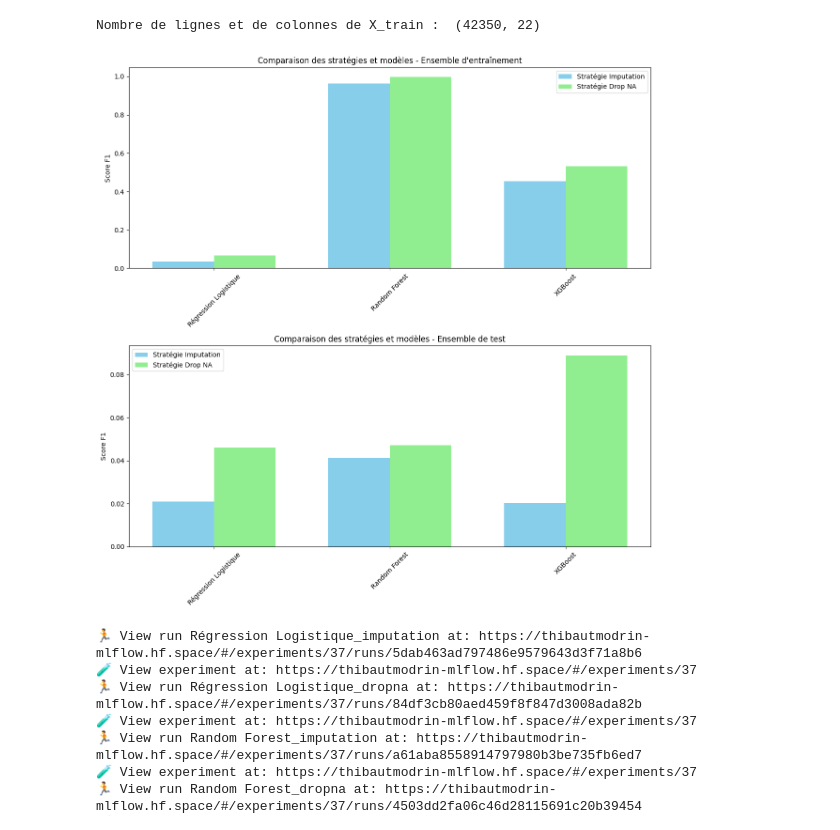
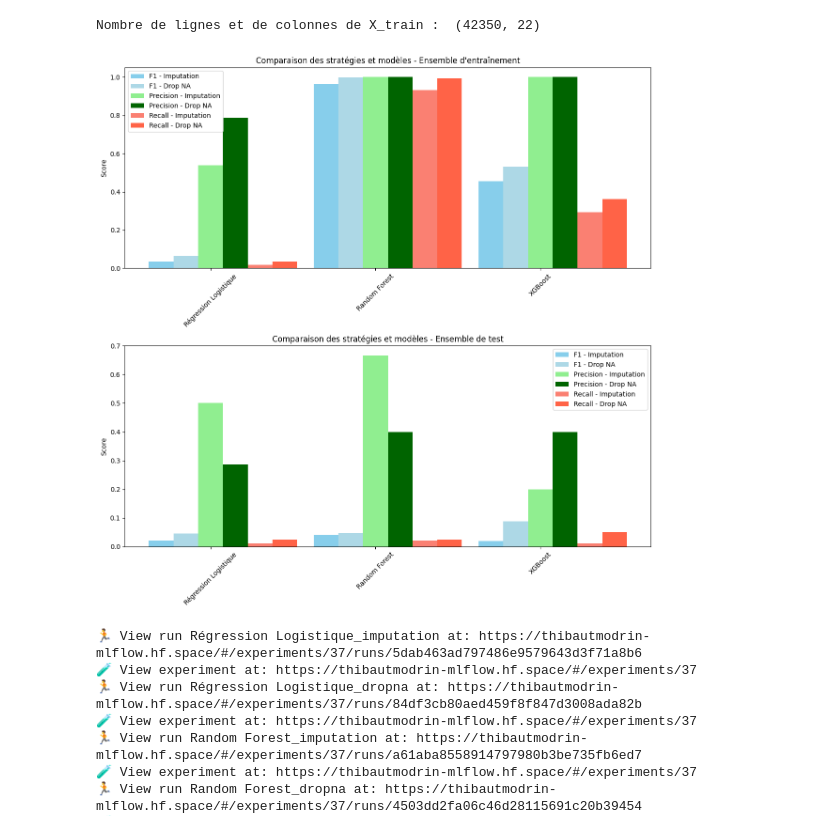
Before and after one commit to thibautmodrin/Jedha_Full_Stack_HPP_Prediction, a Jupyter notebook: 01_Notebooks/02_Modelisation_imputation.ipynb, the cells around one changed output. Drawn from its saved outputs; the diff is of its cells as text; code cells hidden in the pictures.

Commit message:
modification notebook imputation

```diff
--- a/01_Notebooks/02_Modelisation_imputation.ipynb
+++ b/01_Notebooks/02_Modelisation_imputation.ipynb
@@ -221,10 +221,18 @@ models = {
 
 # Dictionnaire pour stocker les scores
 scores = {
-    'Train_Imputation': [],
-    'Train_Drop_NA': [],
-    'Test_Imputation': [],
-    'Test_Drop_NA': []
+    'Train_Imputation_F1': [],
+    'Train_Drop_NA_F1': [],
+    'Test_Imputation_F1': [],
+    'Test_Drop_NA_F1': [],
+    'Train_Imputation_Precision': [],
+    'Train_Drop_NA_Precision': [],
+    'Test_Imputation_Precision': [],
+    'Test_Drop_NA_Precision': [],
+    'Train_Imputation_Recall': [],
+    'Train_Drop_NA_Recall': [],
+    'Test_Imputation_Recall': [],
+    'Test_Drop_NA_Recall': []
 }
 
 model_names = []
@@ -235,48 +243,76 @@ for name, model in models.items():
     pipeline_imp = train_evaluate_model_imputation(model)
     y_pred_train_imp = pipeline_imp.predict(X_train)
     y_pred_test_imp = pipeline_imp.predict(X_test)
-    scores['Train_Imputation'].append(f1_score(y_train, y_pred_train_imp))
-    scores['Test_Imputation'].append(f1_score(y_test, y_pred_test_imp))
+
+    # Calcul des métriques pour l'imputation
+    scores['Train_Imputation_F1'].append(f1_score(y_train, y_pred_train_imp))
+    scores['Test_Imputation_F1'].append(f1_score(y_test, y_pred_test_imp))
+    scores['Train_Imputation_Precision'].append(precision_score(y_train, y_pred_train_imp))
+    scores['Test_Imputation_Precision'].append(precision_score(y_test, y_pred_test_imp))
+    scores['Train_Imputation_Recall'].append(recall_score(y_train, y_pred_train_imp))
+    scores['Test_Imputation_Recall'].append(recall_score(y_test, y_pred_test_imp))
 
     # Pipeline avec drop NA
     pipeline_drop = train_evaluate_model_dropna(model)
     y_pred_train_drop = pipeline_drop.predict(X_train_dropna)
     y_pred_test_drop = pipeline_drop.predict(X_test_dropna)
-    scores['Train_Drop_NA'].append(f1_score(y_train_dropna, y_pred_train_drop))
-    scores['Test_Drop_NA'].append(f1_score(y_test_dropna, y_pred_test_drop))
+
+    # Calcul des métriques pour drop NA
+    scores['Train_Drop_NA_F1'].append(f1_score(y_train_dropna, y_pred_train_drop))
+    scores['Test_Drop_NA_F1'].append(f1_score(y_test_dropna, y_pred_test_drop))
+    scores['Train_Drop_NA_Precision'].append(precision_score(y_train_dropna, y_pred_train_drop))
+    scores['Test_Drop_NA_Precision'].append(precision_score(y_test_dropna, y_pred_test_drop))
+    scores['Train_Drop_NA_Recall'].append(recall_score(y_train_dropna, y_pred_train_drop))
+    scores['Test_Drop_NA_Recall'].append(recall_score(y_test_dropna, y_pred_test_drop))
 
     model_names.append(name)
 
 # Création des graphiques de comparaison
 fig, (ax1, ax2) = plt.subplots(2, 1, figsize=(12, 12))
 
 x = np.arange(len(model_names))
-width = 0.35
+width = 0.15  # Réduit la largeur des barres pour en afficher plus
 
 # Graphique pour les scores d'entraînement
-ax1.bar(x - width/2, scores['Train_Imputation'], width, label='Stratégie Imputation', color='skyblue')
-ax1.bar(x + width/2, scores['Train_Drop_NA'], width, label='Stratégie Drop NA', color='lightgreen')
-ax1.set_ylabel('Score F1')
+# F1 Score
+ax1.bar(x - width*2, scores['Train_Imputation_F1'], width, label='F1 - Imputation', color='skyblue')
+ax1.bar(x - width, scores['Train_Drop_NA_F1'], width, label='F1 - Drop NA', color='lightblue')
+# Precision
+ax1.bar(x, scores['Train_Imputation_Precision'], width, label='Precision - Imputation', color='lightgreen')
+ax1.bar(x + width, scores['Train_Drop_NA_Precision'], width, label='Precision - Drop NA', color='darkgreen')
+# Recall
+ax1.bar(x + width*2, scores['Train_Imputation_Recall'], width, label='Recall - Imputation', color='salmon')
+ax1.bar(x + width*3, scores['Train_Drop_NA_Recall'], width, label='Recall - Drop NA', color='tomato')
+
+ax1.set_ylabel('Score')
 ax1.set_title('Comparaison des stratégies et modèles - Ensemble d\'entraînement')
 ax1.set_xticks(x)
 ax1.set_xticklabels(model_names)
 ax1.legend()
 ax1.tick_params(axis='x', rotation=45)
 
 # Graphique pour les scores de test
-ax2.bar(x - width/2, scores['Test_Imputation'], width, label='Stratégie Imputation', color='skyblue')
-ax2.bar(x + width/2, scores['Test_Drop_NA'], width, label='Stratégie Drop NA', color='lightgreen')
-ax2.set_ylabel('Score F1')
+# F1 Score
+ax2.bar(x - width*2, scores['Test_Imputation_F1'], width, label='F1 - Imputation', color='skyblue')
+ax2.bar(x - width, scores['Test_Drop_NA_F1'], width, label='F1 - Drop NA', color='lightblue')
+# Precision
+ax2.bar(x, scores['Test_Imputation_Precision'], width, label='Precision - Imputation', color='lightgreen')
+ax2.bar(x + width, scores['Test_Drop_NA_Precision'], width, label='Precision - Drop NA', color='darkgreen')
+# Recall
+ax2.bar(x + width*2, scores['Test_Imputation_Recall'], width, label='Recall - Imputation', color='salmon')
+ax2.bar(x + width*3, scores['Test_Drop_NA_Recall'], width, label='Recall - Drop NA', color='tomato')
+
+ax2.set_ylabel('Score')
 ax2.set_title('Comparaison des stratégies et modèles - Ensemble de test')
 ax2.set_xticks(x)
 ax2.set_xticklabels(model_names)
 ax2.legend()
 ax2.tick_params(axis='x', rotation=45)
 
 plt.tight_layout()
 plt.show()
 # %% [output]
-[figure, old version]
+[figure, new version]
 # %%
 # Enregistrement des résultats dans MLflow
 import mlflow
```
Also changed, not shown: parts of 2 cells of this notebook.
